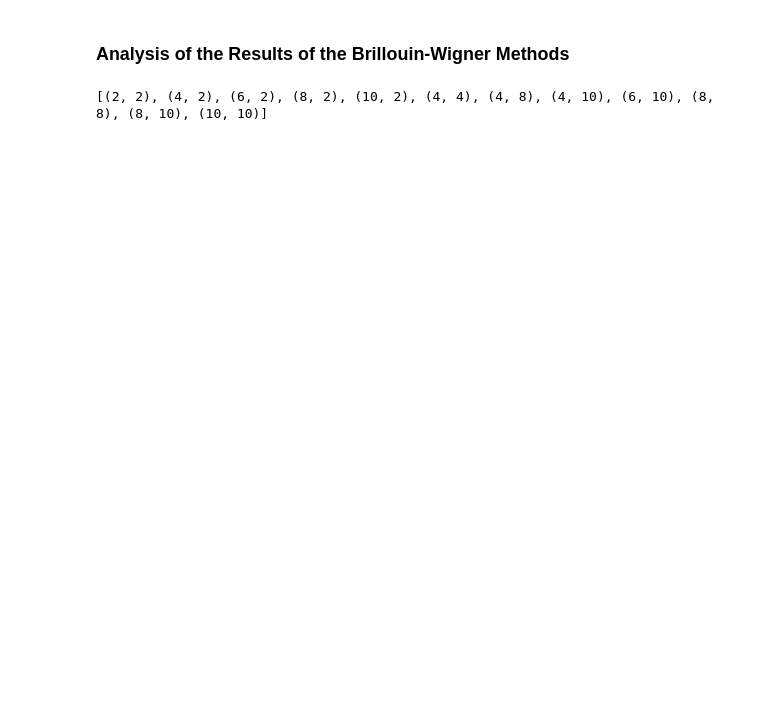
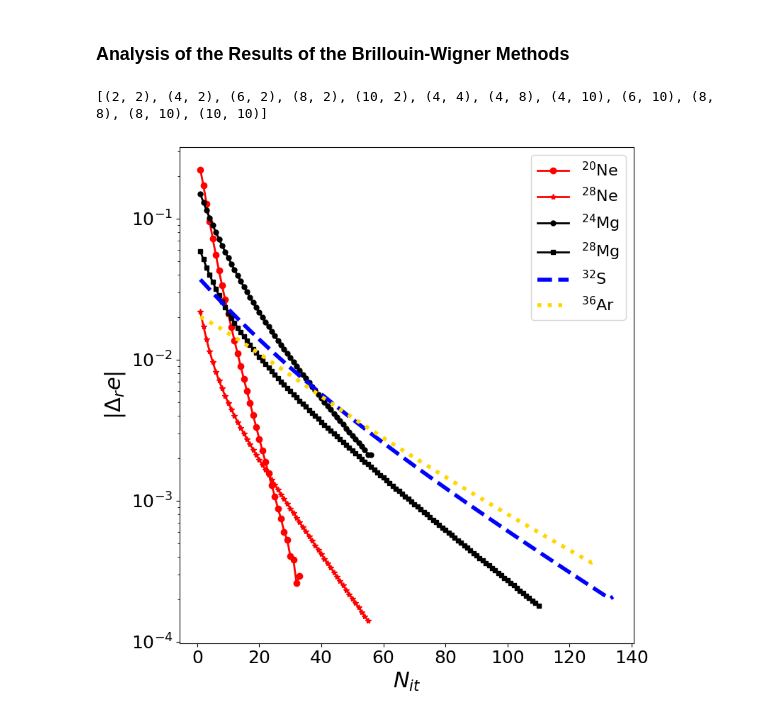
Before and after one commit to emacosta95/3rdQA4NSM, a Jupyter notebook: BrillouinWignerAnalysis.ipynb, the cells around one changed output. Saved outputs shown, nothing was run; the diff lists cells and outputs as text; code cells hidden in the pictures; blank space fills up the shorter version.

```diff
--- a/BrillouinWignerAnalysis.ipynb
+++ b/BrillouinWignerAnalysis.ipynb
@@ -2805,11 +2694,51 @@ energies_exact=np.asarray(data['energies_exact'])
 energies_fbw=np.asarray(data['energies_fbw'])
 energies_truncated_bw=np.asarray(data['energies_truncated_bw'])
 energies_hfbw=np.asarray(data['energies_hfbw'])
+nparticles=data['nparticles']
+history=data['accuracies_fbw']
+n_iterations=np.asarray([len(history[i]) for i in range(len(history))])
 # %%
 print(number_of_particles)
 titles=['$^{20}$Ne','$^{22}$Ne','$^{24}$Ne','$^{26}$Ne','$^{28}$Ne','$^{24}$Mg','$^{28}$Mg','$^{30}$Mg','$^{32}$Si','$^{32}$S','$^{34}$S','$^{36}$Ar']
 # %% [output]
 [(2, 2), (4, 2), (6, 2), (8, 2), (10, 2), (4, 4), (4, 8), (4, 10), (6, 10), (8, 8), (8, 10), (10, 10)]
+# %%
+plt.figure(figsize=(8,8))
+
+# Define styles for each nucleus
+styles = {
+    '$^{20}$Ne': dict(color='red', marker='o', linestyle='-', linewidth=2, markersize=6),
+    '$^{28}$Ne': dict(color='red', marker='*', linestyle='-', linewidth=2, markersize=6),
+    '$^{24}$Mg': dict(color='black', marker='o', linestyle='-', linewidth=2, markersize=5),
+    '$^{28}$Mg': dict(color='black', marker='s', linestyle='-', linewidth=2, markersize=5),
+    '$^{32}$S' : dict(color='blue', linestyle='--', linewidth=4),
+    '$^{36}$Ar': dict(color='gold', linestyle=':', linewidth=4),
+}
+
+for i in range(12):
+    label = titles[i]
+
+    if label in styles:
+        plt.plot(
+            range(1, n_iterations[i] + 1),
+            history[i],
+            label=label,
+            **styles[label]
+        )
+
+# Axes formatting
+plt.yscale('log')
+plt.xlabel(r'$N_{it}$', fontsize=22)
+plt.ylabel(r'$|\Delta_r e|$', fontsize=22)
+
+plt.tick_params(axis='both', which='major', labelsize=18)
+plt.tick_params(axis='both', which='minor', labelsize=14)
+
+plt.legend(fontsize=16, frameon=True)
+plt.tight_layout()
+plt.show()
+# %% [output]
+[figure, added]
 # %%
 error_qq=(energies_exact[1:]-energies_qq[1:])/energies_exact[1:]
 error_fbw=(energies_exact[1:]-energies_fbw[1:])/energies_exact[1:]
```
Also changed, not shown: parts of 13 cells of this notebook.
